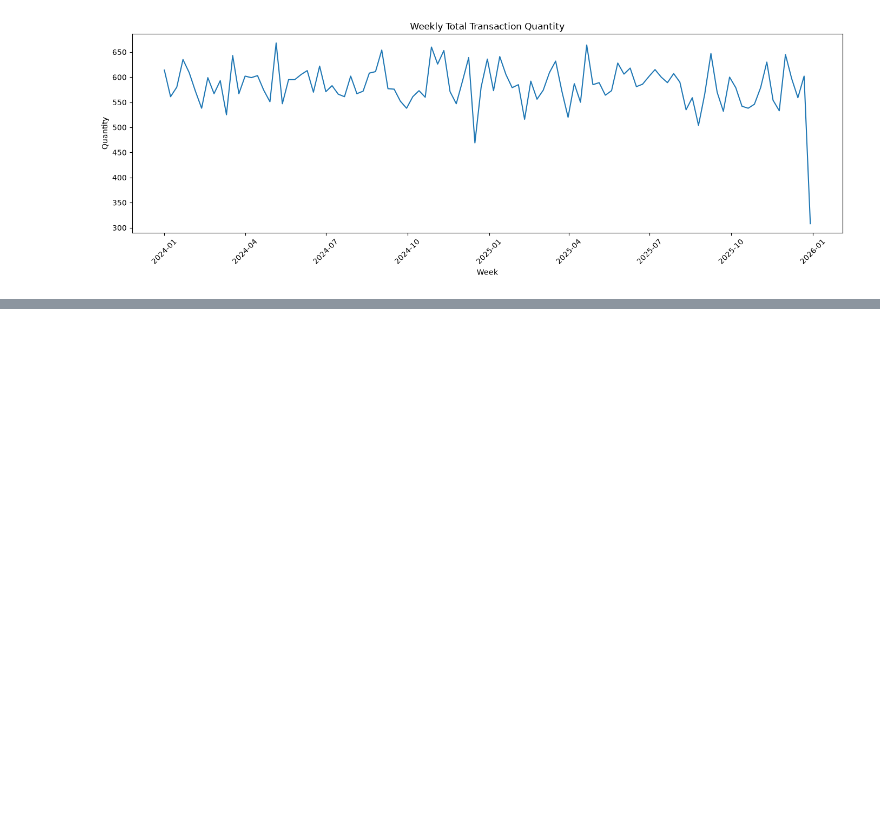
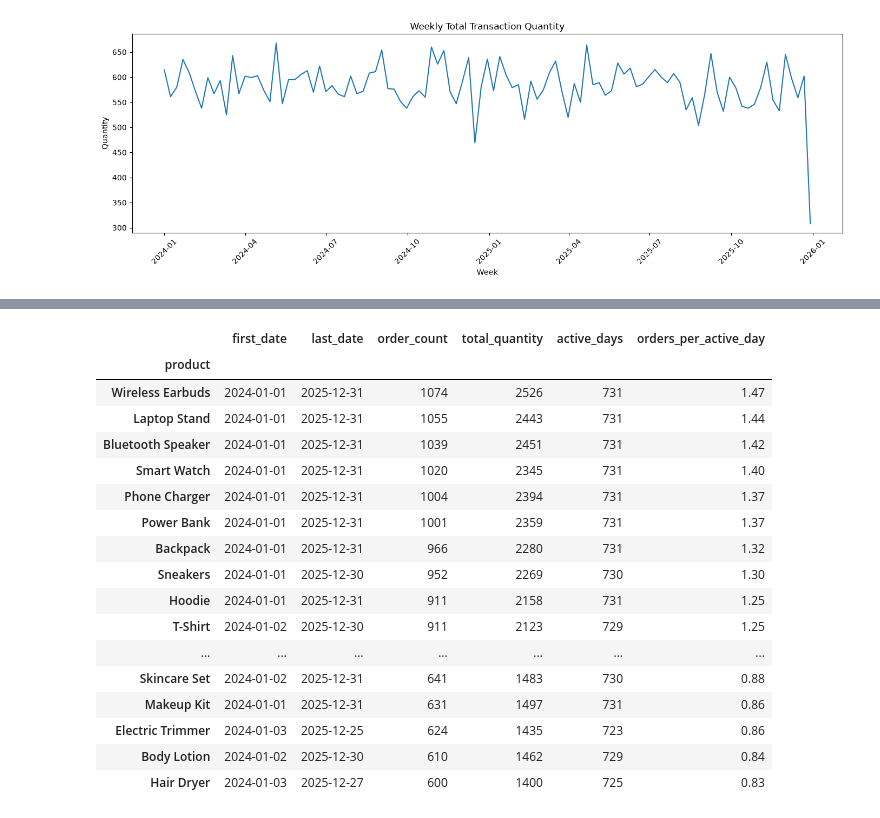
Before and after one commit to Thomasayanfeoluwa/E-Commerce-Risk-And-Demand-Intelligent-System, a Jupyter notebook: notebook/01_data_understanding.ipynb, the cells around one changed output, grey strips where cells are left out. Drawn from its saved outputs; the diff is of its cells as text; code cells hidden in the pictures; blank space fills up the shorter version.

```diff
--- a/notebook/01_data_understanding.ipynb
+++ b/notebook/01_data_understanding.ipynb
@@ -740,0 +835,20 @@ plt.show()
+# %%
+# 12. MONTH-OF-YEAR PATTERN
+
+model_b["month_number"] = model_b["order_date"].dt.month
+
+month_summary = (
+    model_b
+    .groupby("month_number")
+    .agg(
+        orders=("order_id", "size"),
+        quantity=("quantity", "sum")
+    )
+)
+
+month_summary["average_quantity_per_order"] = (
+    month_summary["quantity"] /
+    month_summary["orders"]
+)
+
+display(month_summary)
@@ -740,0 +870,47 @@ plt.show()
+# %%
+# 13. PRODUCT TEMPORAL COVERAGE
+
+product_temporal = (
+    model_b
+    .groupby("product")
+    .agg(
+        first_date=("order_date", "min"),
+        last_date=("order_date", "max"),
+        order_count=("order_id", "size"),
+        total_quantity=("quantity", "sum")
+    )
+)
+
+product_temporal["active_days"] = (
+    product_temporal["last_date"]
+    - product_temporal["first_date"]
+).dt.days + 1
+
+product_temporal["orders_per_active_day"] = (
+    product_temporal["order_count"]
+    / product_temporal["active_days"]
+)
+
+display(
+    product_temporal
+    .sort_values("order_count", ascending=False)
+)
+# %% [output]
+|  | first_date | last_date | order_count | total_quantity | active_days | orders_per_active_day |
+| product |  |  |  |  |  |  |
+| Wireless Earbuds | 2024-01-01 | 2025-12-31 | 1074 | 2526 | 731 | 1.47 |
+| Laptop Stand | 2024-01-01 | 2025-12-31 | 1055 | 2443 | 731 | 1.44 |
+| Bluetooth Speaker | 2024-01-01 | 2025-12-31 | 1039 | 2451 | 731 | 1.42 |
+| Smart Watch | 2024-01-01 | 2025-12-31 | 1020 | 2345 | 731 | 1.40 |
+| Phone Charger | 2024-01-01 | 2025-12-31 | 1004 | 2394 | 731 | 1.37 |
+| Power Bank | 2024-01-01 | 2025-12-31 | 1001 | 2359 | 731 | 1.37 |
+| Backpack | 2024-01-01 | 2025-12-31 | 966 | 2280 | 731 | 1.32 |
+| Sneakers | 2024-01-01 | 2025-12-30 | 952 | 2269 | 730 | 1.30 |
+| Hoodie | 2024-01-01 | 2025-12-31 | 911 | 2158 | 731 | 1.25 |
+| T-Shirt | 2024-01-02 | 2025-12-30 | 911 | 2123 | 729 | 1.25 |
+| ... | ... | ... | ... | ... | ... | ... |
+| Skincare Set | 2024-01-02 | 2025-12-31 | 641 | 1483 | 730 | 0.88 |
+| Makeup Kit | 2024-01-01 | 2025-12-31 | 631 | 1497 | 731 | 0.86 |
+| Electric Trimmer | 2024-01-03 | 2025-12-25 | 624 | 1435 | 723 | 0.86 |
+| Body Lotion | 2024-01-02 | 2025-12-30 | 610 | 1462 | 729 | 0.84 |
+| Hair Dryer | 2024-01-03 | 2025-12-27 | 600 | 1400 | 725 | 0.83 |
```
Also changed, not shown: parts of 9 cells of this notebook.
